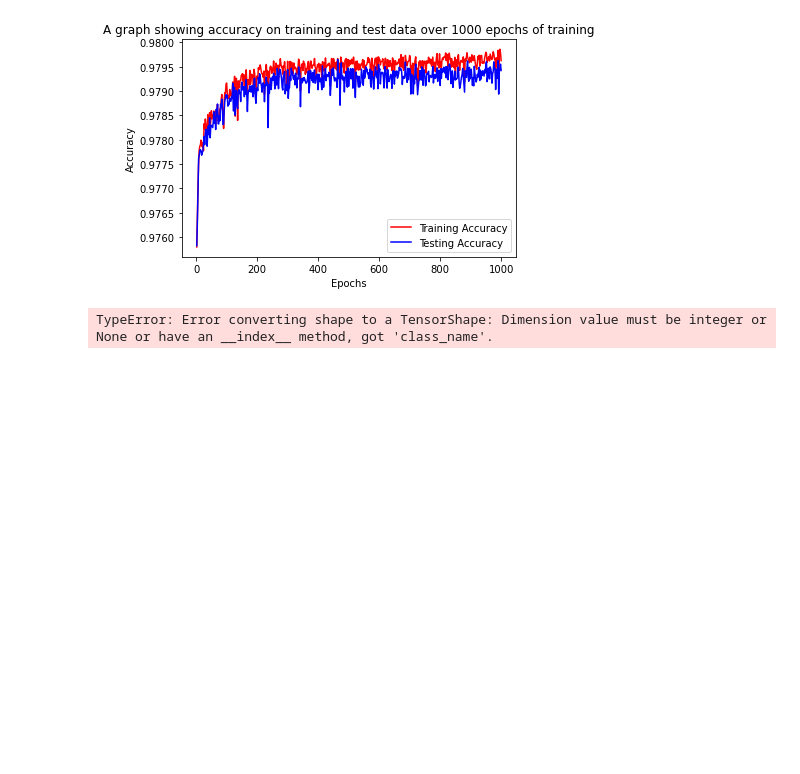
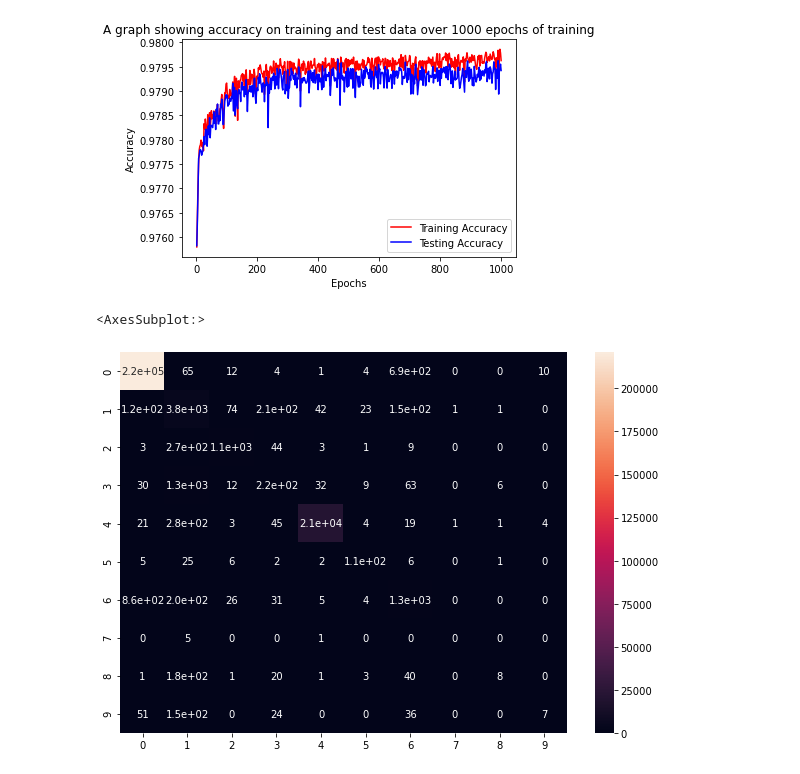
Before and after one commit to gabejg/DST-Assessment-04, a Jupyter notebook: Gabriel Grant/Assessment 04 Analysis.ipynb, the cells around one changed output. Drawn from its saved outputs; the diff is of its cells as text; code cells hidden in the pictures; blank space fills up the shorter version.

```diff
--- a/Gabriel Grant/Assessment 04 Analysis.ipynb
+++ b/Gabriel Grant/Assessment 04 Analysis.ipynb
@@ -19,7 +19,3 @@ plt.legend()
 plt.show()
 # %% [output]
 [figure]
-# %%
-nohiddenmodel = tf.keras.models.load_model('NoHiddenModelHPC')
-# %% [output]
-TypeError: Error converting shape to a TensorShape: Dimension value must be integer or None or have an __index__ method, got 'class_name'.
@@ -25,0 +25,11 @@ TypeError: Error converting shape to a TensorShape: Dimension value must be inte
+# %%
+Y_pred = pickle.load(open('Y_predictions.pkl','rb'))
+Y_test_c = pickle.load(open("Y_test_c.pkl","rb"))
+# %%
+a = confusion_matrix(Y_test_c, Y_pred)
+# %%
+plt.figure(figsize = (10,7))
+sn.heatmap(a, annot=True)
+# %% [output]
+<AxesSubplot:>
+[figure, added]
```
Also changed, not shown: parts of 3 cells of this notebook, 3 other files.
